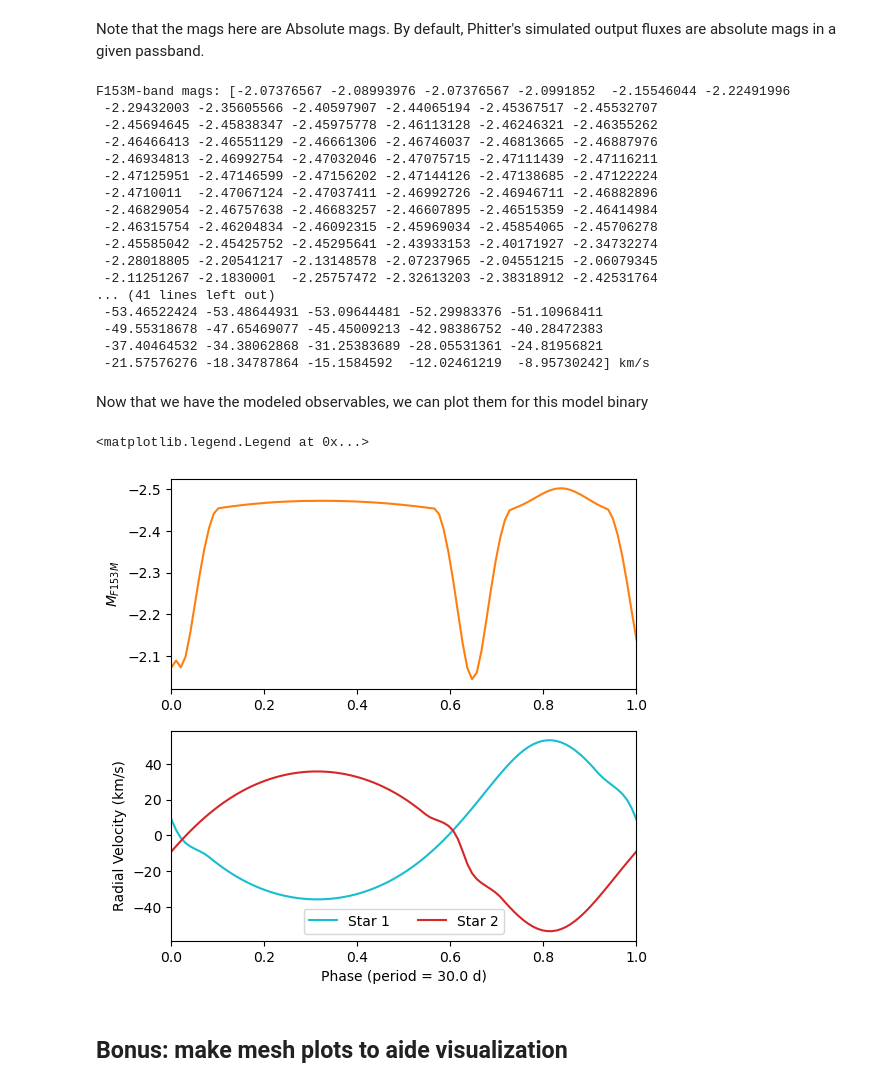
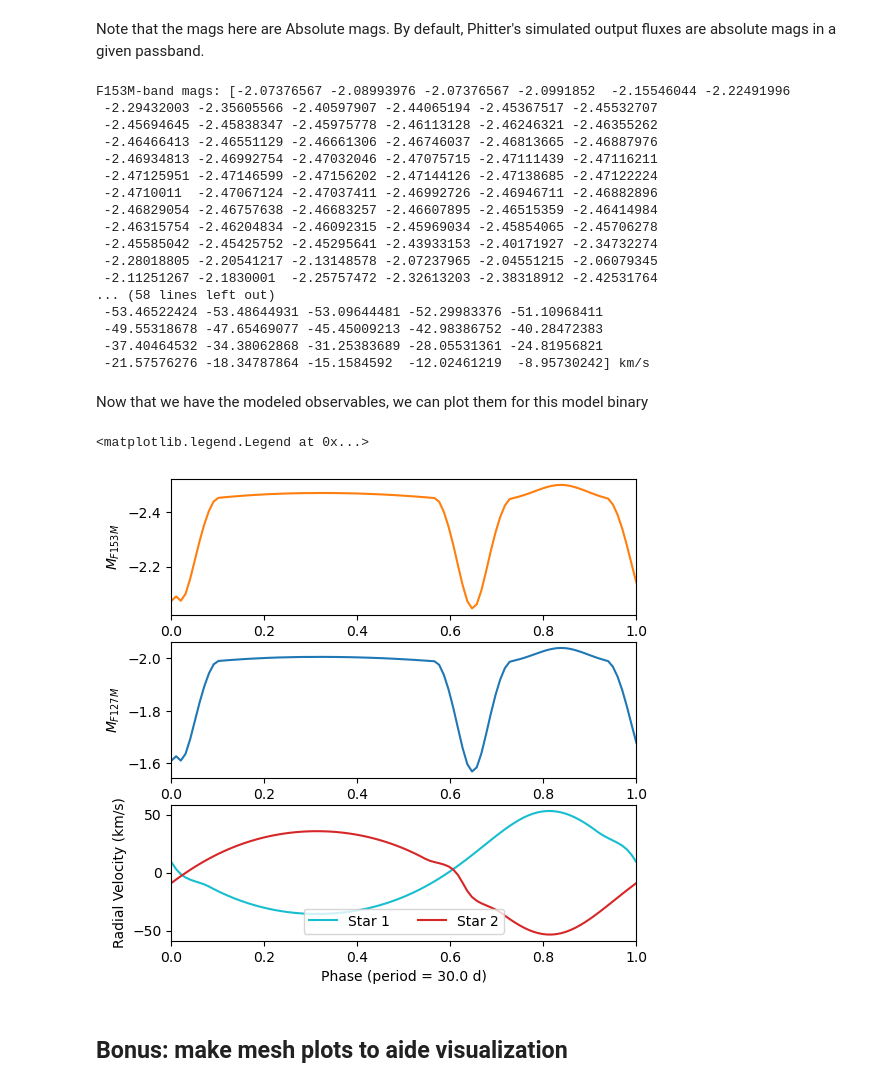
Before and after one commit to abhimat/phitter, a Jupyter notebook: docs/source/notebooks/simulate_model_binary_wMIST_star_params.ipynb, the cells around one changed output. Drawn from its saved outputs; the diff is of its cells as text; code cells hidden in the pictures.

```diff
--- a/docs/source/notebooks/simulate_model_binary_wMIST_star_params.ipynb
+++ b/docs/source/notebooks/simulate_model_binary_wMIST_star_params.ipynb
@@ -56,6 +57,6 @@ isoc_stellar_params_obj = isoc_interp_params.isoc_mist_stellar_params(
     phase='RGB',
     ext_Ks=2.2,
     dist=8e3*u.pc,
-    filts_list=[filter_153m],
+    filts_list=[filter_153m, filter_127m],
     ext_law='NL18',
 )
@@ -120,6 +139,9 @@ model_times = model_phases * bin_params.period.value + bin_params.t0
 flux_153m_filt_arr = np.full(len(model_phases), filter_153m)
 flux_153m_type_arr = np.full(len(model_phases), 'phot')
 
+flux_127m_filt_arr = np.full(len(model_phases), filter_127m)
+flux_127m_type_arr = np.full(len(model_phases), 'phot')
+
 rv_pri_filt_arr = np.full(len(model_phases), filter_153m)
 rv_pri_type_arr = np.full(len(model_phases), 'rv_pri')
 
@@ -129,13 +151,13 @@ rv_sec_type_arr = np.full(len(model_phases), 'rv_sec')
 # Now make arrays for all the times, filters, and observation types by concatenating the above arrays
 
 obs_times = np.concatenate(
-    (model_times, model_times, model_times),
+    (model_times, model_times, model_times, model_times),
 )
 obs_filts = np.concatenate(
-    (flux_153m_filt_arr, rv_pri_filt_arr, rv_sec_filt_arr,),
+    (flux_153m_filt_arr, flux_127m_filt_arr, rv_pri_filt_arr, rv_sec_filt_arr,),
 )
 obs_types = np.concatenate(
-    (flux_153m_type_arr, rv_pri_type_arr, rv_sec_type_arr,),
+    (flux_153m_type_arr, flux_127m_type_arr, rv_pri_type_arr, rv_sec_type_arr,),
 )
 # %%
 # Finally, construct the observables object
@@ -168,9 +190,13 @@ modeled_observables = binary_model_obj.compute_obs(
 Note that the mags here are Absolute mags. By default, Phitter's simulated output fluxes are absolute mags in a given passband.
 # %%
 # Fluxes in mags
-modeled_mags = modeled_observables.obs[modeled_observables.phot_filt_filters[filter_153m]]
+modeled_mags_153m = modeled_observables.obs[modeled_observables.phot_filt_filters[filter_153m]]
 
-print(f'F153M-band mags: {modeled_mags}')
+print(f'F153M-band mags: {modeled_mags_153m}')
+
+modeled_mags_127m = modeled_observables.obs[modeled_observables.phot_filt_filters[filter_127m]]
+
+print(f'F127M-band mags: {modeled_mags_127m}')
 
 # RVs in km/s
 modeled_rvs_star1 = modeled_observables.obs[modeled_observables.obs_rv_pri_filter]
@@ -191,7 +217,7 @@ F153M-band mags: [-2.07376567 -2.08993976 -2.07376567 -2.0991852  -2.15546044 -2
  -2.45585042 -2.45425752 -2.45295641 -2.43933153 -2.40171927 -2.34732274
  -2.28018805 -2.20541217 -2.13148578 -2.07237965 -2.04551215 -2.06079345
  -2.11251267 -2.1830001  -2.25757472 -2.32613203 -2.38318912 -2.42531764
-... (41 lines left out)
+... (58 lines left out)
  -53.46522424 -53.48644931 -53.09644481 -52.29983376 -51.10968411
  -49.55318678 -47.65469077 -45.45009213 -42.98386752 -40.28472383
  -37.40464532 -34.38062868 -31.25383689 -28.05531361 -24.81956821
@@ -201,41 +227,54 @@ Now that we have the modeled observables, we can plot them for this model binary
 # %%
 fig = plt.figure(figsize=(6,6))
 
 # F153M mags subplot
-ax_mag = fig.add_subplot(2,1,1)
+ax_mag_153m = fig.add_subplot(3,1,1)
 
-ax_mag.plot(
-    model_phases, modeled_mags,
+ax_mag_153m.plot(
+    model_phases, modeled_mags_153m,
     '-', color='C1',
 )
 
-ax_mag.set_xlim([0, 1])
+ax_mag_153m.set_xlim([0, 1])
 
-ax_mag.invert_yaxis()
-ax_mag.set_ylabel(r"$M_{F153M}$")
+ax_mag_153m.invert_yaxis()
+ax_mag_153m.set_ylabel(r"$M_{F153M}$")
+
+# F153M mags subplot
+ax_mag_127m = fig.add_subplot(3,1,2)
+
+ax_mag_127m.plot(
+    model_phases, modeled_mags_127m,
+    '-', color='C0',
+)
+
+ax_mag_127m.set_xlim([0, 1])
+
+ax_mag_127m.invert_yaxis()
+ax_mag_127m.set_ylabel(r"$M_{F127M}$")
 
 # RVs subplot
-ax_rvs = fig.add_subplot(2,1,2)
+ax_rvs = fig.add_subplot(3,1,3)
 
 ax_rvs.plot(
     model_phases, modeled_rvs_star1,
     '-', color='C9', label='Star 1',
 )
 
 ax_rvs.plot(
     model_phases, modeled_rvs_star2,
     '-', color='C3', label='Star 2',
 )
 
 ax_rvs.set_xlabel(f"Phase (period = {bin_params.period:.1f})")
 ax_rvs.set_xlim([0, 1])
 
 ax_rvs.set_ylabel("Radial Velocity (km/s)")
 
 ax_rvs.legend(loc='lower center', ncol=2)
 # %% [output]
 <matplotlib.legend.Legend at 0x...>
-[figure, old version]
+[figure, new version]
 # %% [markdown]
 ## Bonus: make mesh plots to aide visualization
 # %% [markdown]
```
Also changed, not shown: parts of 7 cells of this notebook, 2 other files.
